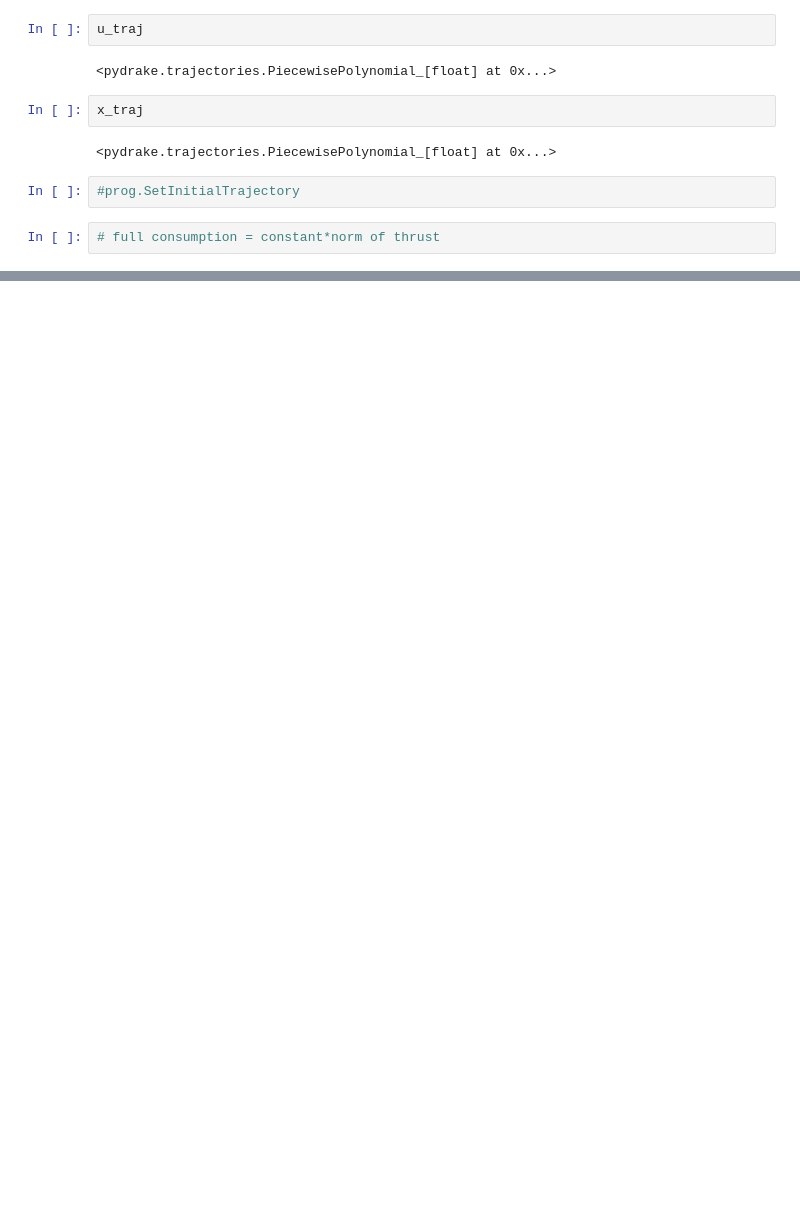
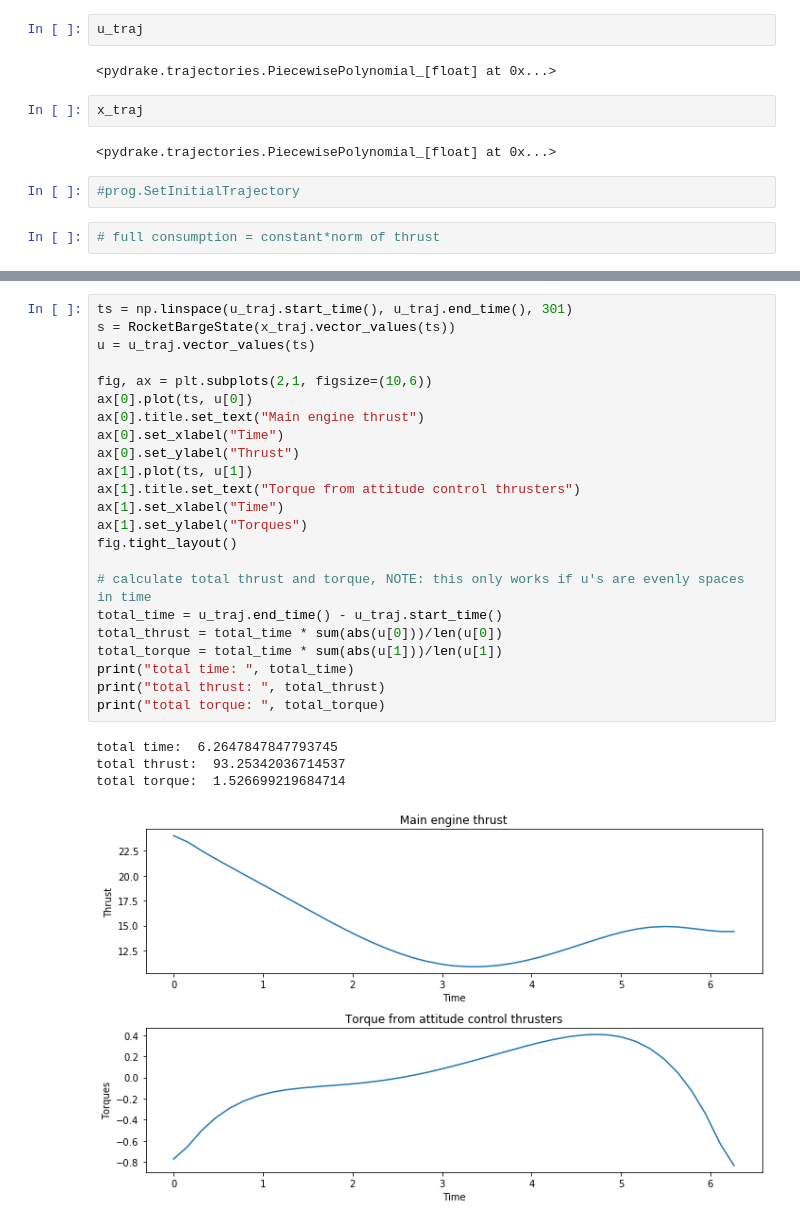
Before and after one commit to decastrol/rocket-lander, a Jupyter notebook: notebook.ipynb, the cells around one changed output, grey strips where cells are left out. Cells and saved outputs as stored; diff of their text form; blank space fills up the shorter version.

```diff
--- a/notebook.ipynb
+++ b/notebook.ipynb
@@ -561,0 +564,28 @@ total torque:  27.398948927439946
+# %%
+ts = np.linspace(u_traj.start_time(), u_traj.end_time(), 301)
+s = RocketBargeState(x_traj.vector_values(ts))
+u = u_traj.vector_values(ts)
+
+fig, ax = plt.subplots(2,1, figsize=(10,6))
+ax[0].plot(ts, u[0])
+ax[0].title.set_text("Main engine thrust")
+ax[0].set_xlabel("Time")
+ax[0].set_ylabel("Thrust")
+ax[1].plot(ts, u[1])
+ax[1].title.set_text("Torque from attitude control thrusters")
+ax[1].set_xlabel("Time")
+ax[1].set_ylabel("Torques")
+fig.tight_layout()
+
+# calculate total thrust and torque, NOTE: this only works if u's are evenly spaces in time
+total_time = u_traj.end_time() - u_traj.start_time()
+total_thrust = total_time * sum(abs(u[0]))/len(u[0])
+total_torque = total_time * sum(abs(u[1]))/len(u[1])
+print("total time: ", total_time)
+print("total thrust: ", total_thrust)
+print("total torque: ", total_torque)
+# %% [output]
+total time:  6.2647847847793745
+total thrust:  93.25342036714537
+total torque:  1.526699219684714
+[figure, added]
```
Also changed, not shown: parts of 3 cells of this notebook.
